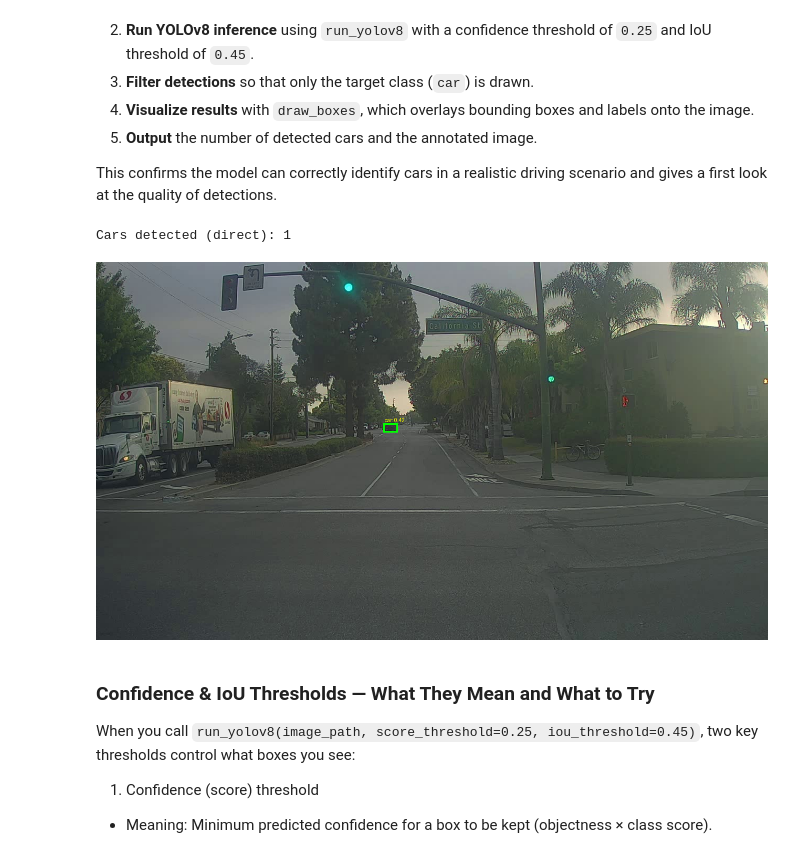
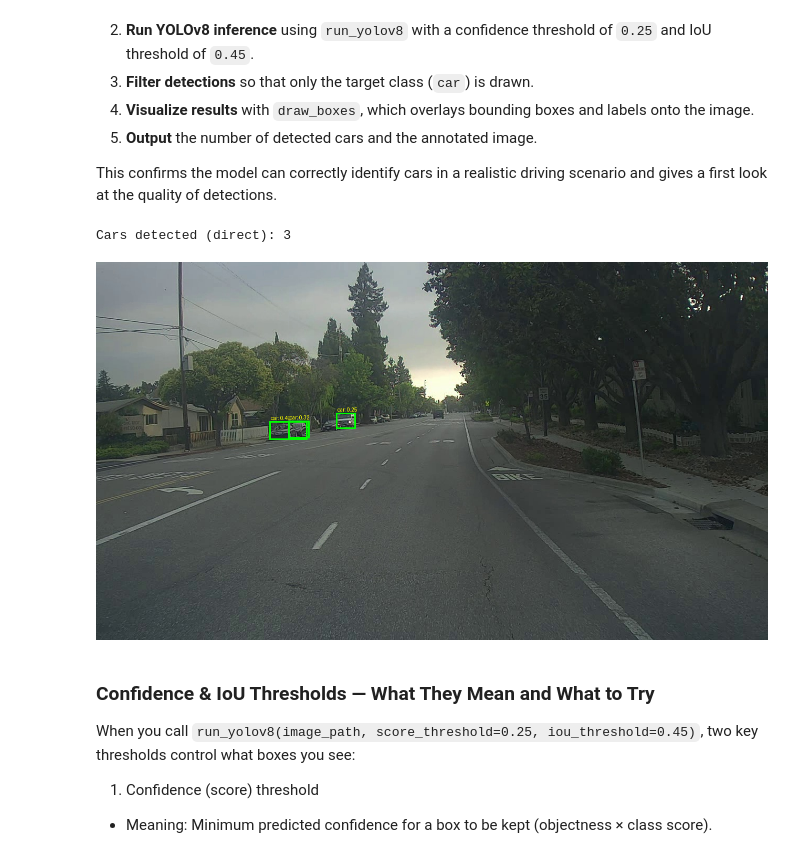
Before and after one commit to AKALANKA28/autonomous_driving_application_car_detection, a Jupyter notebook: autonomous_driving_application_car_detection.ipynb, the cells around one changed output. Cells and saved outputs as stored; diff of their text form; code cells hidden in the pictures.

```diff
--- a/autonomous_driving_application_car_detection.ipynb
+++ b/autonomous_driving_application_car_detection.ipynb
@@ -306,16 +306,16 @@ Process:
 
 This confirms the model can correctly identify cars in a realistic driving scenario and gives a first look at the quality of detections.
 # %%
-image_path = "/content/drive/MyDrive/DL/Lab_04_2025/images/0104.jpg"   # put your test road scene here
+image_path = "/content/drive/MyDrive/DL/Lab_04_2025/images/0108.jpg"   # put your test road scene here
 
 # Direct YOLOv8
 boxes, scores, classes = run_yolov8(image_path, score_threshold=0.25, iou_threshold=0.45)
 vis, count = draw_boxes(image_path, boxes, scores, classes, class_names=class_names, wanted_idx=class_names.index("car"))
 print("Cars detected (direct):", count)
 display(vis)
 # %% [output]
-Cars detected (direct): 1
+Cars detected (direct): 3
-[figure, old version]
+[figure, new version]
 # %% [markdown]
 ### Confidence & IoU Thresholds — What They Mean and What to Try
 
```
Also changed, not shown: parts of 1 cell of this notebook.
